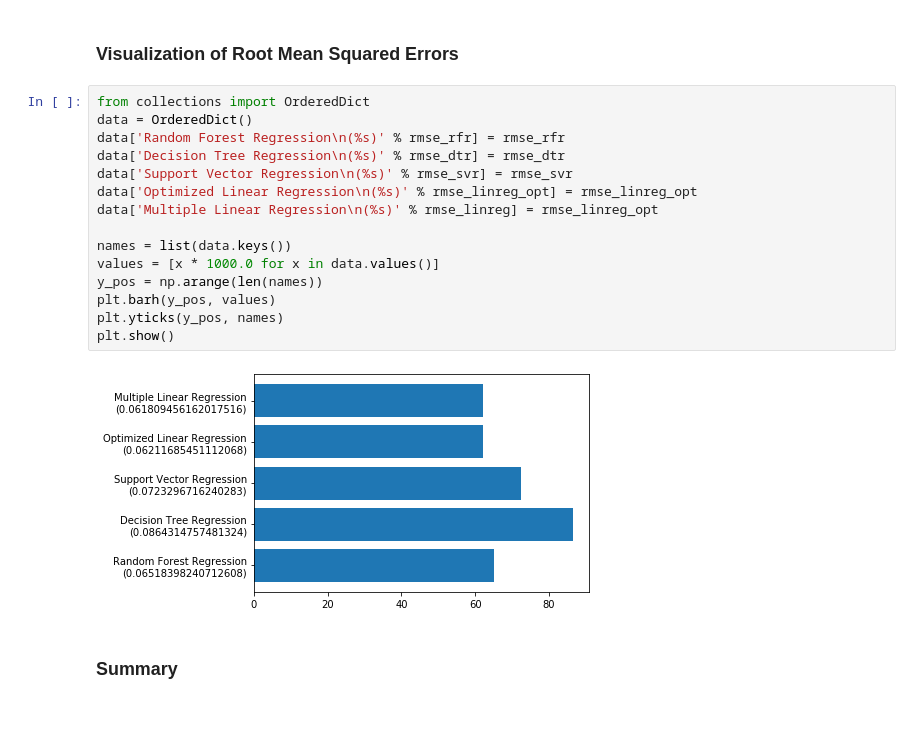
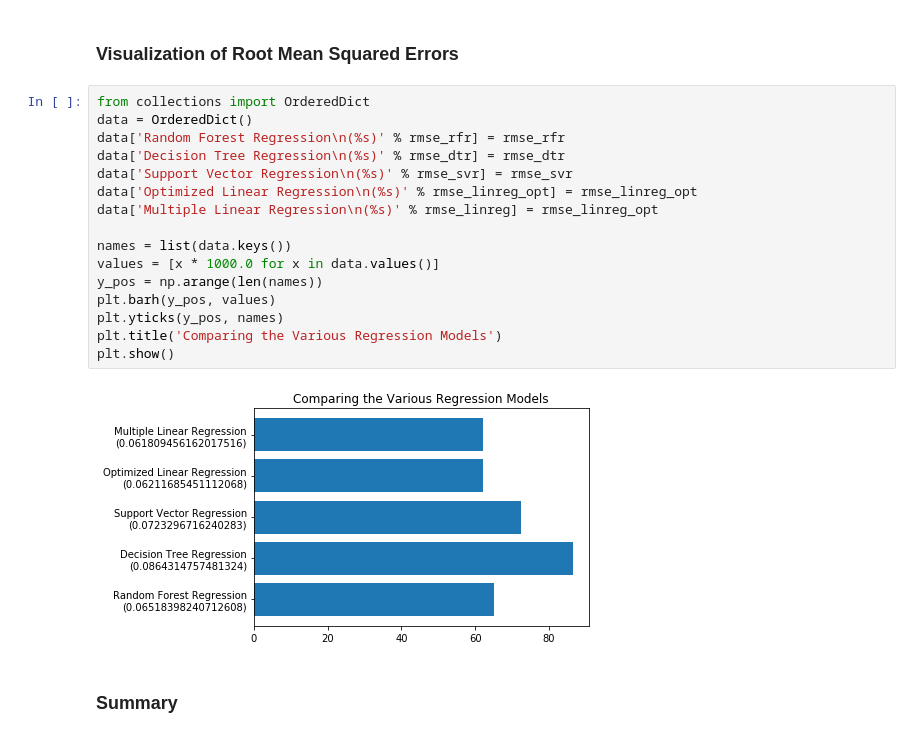
Before and after one commit to bschoeneweis/dm-v-final-project, a Jupyter notebook: FinalProject.ipynb, the cells around one changed output. Saved outputs shown, nothing was run; the diff lists cells and outputs as text.

Commit message:
Add title to last graph

```diff
--- a/FinalProject.ipynb
+++ b/FinalProject.ipynb
@@ -298,19 +298,20 @@ rmse_rfr
 # %%
 from collections import OrderedDict
 data = OrderedDict()
 data['Random Forest Regression\n(%s)' % rmse_rfr] = rmse_rfr
 data['Decision Tree Regression\n(%s)' % rmse_dtr] = rmse_dtr
 data['Support Vector Regression\n(%s)' % rmse_svr] = rmse_svr
 data['Optimized Linear Regression\n(%s)' % rmse_linreg_opt] = rmse_linreg_opt
 data['Multiple Linear Regression\n(%s)' % rmse_linreg] = rmse_linreg_opt
 
 names = list(data.keys())
 values = [x * 1000.0 for x in data.values()]
 y_pos = np.arange(len(names))
 plt.barh(y_pos, values)
 plt.yticks(y_pos, names)
+plt.title('Comparing the Various Regression Models')
 plt.show()
 # %% [output]
-[figure, old version]
+[figure, new version]
 # %% [markdown]
 ### Summary <a name="summary"></a>
```
